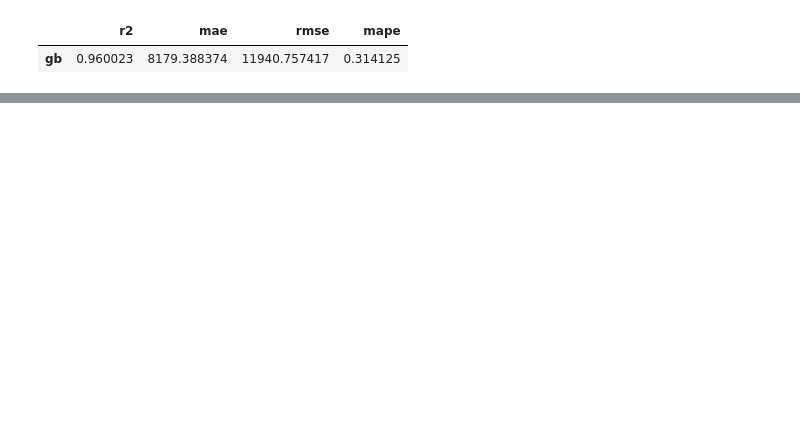
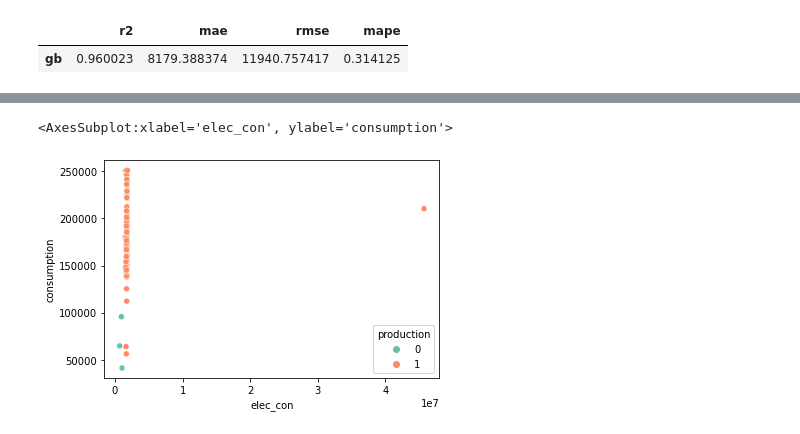
Before and after one commit to hahoangviet/talos_iconpro, a Jupyter notebook: ada_gradientboost_iforest.ipynb, the cells around one changed output, grey strips where cells are left out. Drawn from its saved outputs; the diff is of its cells as text; code cells hidden in the pictures; blank space fills up the shorter version.

```diff
--- a/ada_gradientboost_iforest.ipynb
+++ b/ada_gradientboost_iforest.ipynb
@@ -333,0 +366,7 @@ shap.summary_plot(shap_values, X_importance, plot_type='bar')
+# %%
+# cluster 3: high consumption, low temperature, production days, low electricity
+# sns.scatterplot(data=df[df['cluster'].isin([3])][fs[:-8]], x='mean_temp', y='consumption', hue='production', palette='Set2')
+sns.scatterplot(data=df[df['cluster'].isin([3])][fs[:-8]], x='elec_con', y='consumption', hue='production', palette='Set2')
+# %% [output]
+<AxesSubplot:xlabel='elec_con', ylabel='consumption'>
+[figure, added]
```
Also changed, not shown: parts of 48 cells of this notebook.
